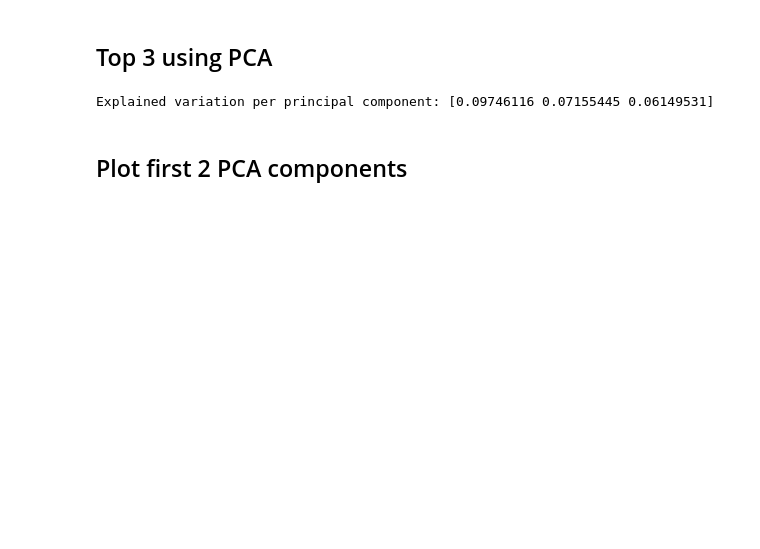
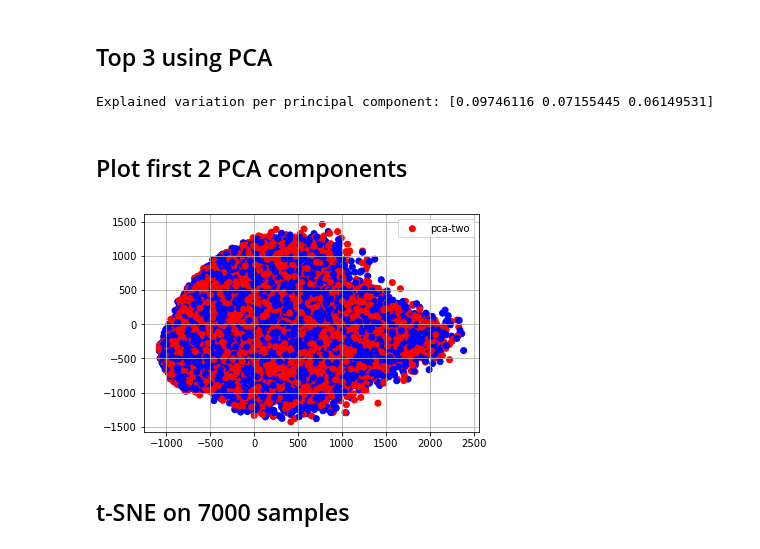
Before and after one commit to apps123/hands-on-ml, a Jupyter notebook: PCA and t-SNE.ipynb, the cells around one changed output. Saved outputs shown, nothing was run; the diff lists cells and outputs as text; code cells hidden in the pictures; blank space fills up the shorter version.

```diff
--- a/PCA and t-SNE.ipynb
+++ b/PCA and t-SNE.ipynb
@@ -65,11 +65,15 @@ Explained variation per principal component: [0.09746116 0.07155445 0.06149531]
 # %%
 import matplotlib.pyplot as plt
 from numpy.random import rand
 
 
 fig, ax = plt.subplots()
-ax.scatter(df['pca-one'], df['pca-three'],c=['red', 'blue'])
+ax.scatter(df['pca-one'], df['pca-two'],c=['red', 'blue'])
 ax.legend()
 ax.grid(True)
 
 plt.show()
+# %% [output]
+[figure, added]
+# %% [markdown]
+## t-SNE on 7000 samples
```
Also changed, not shown: parts of 6 cells of this notebook.
